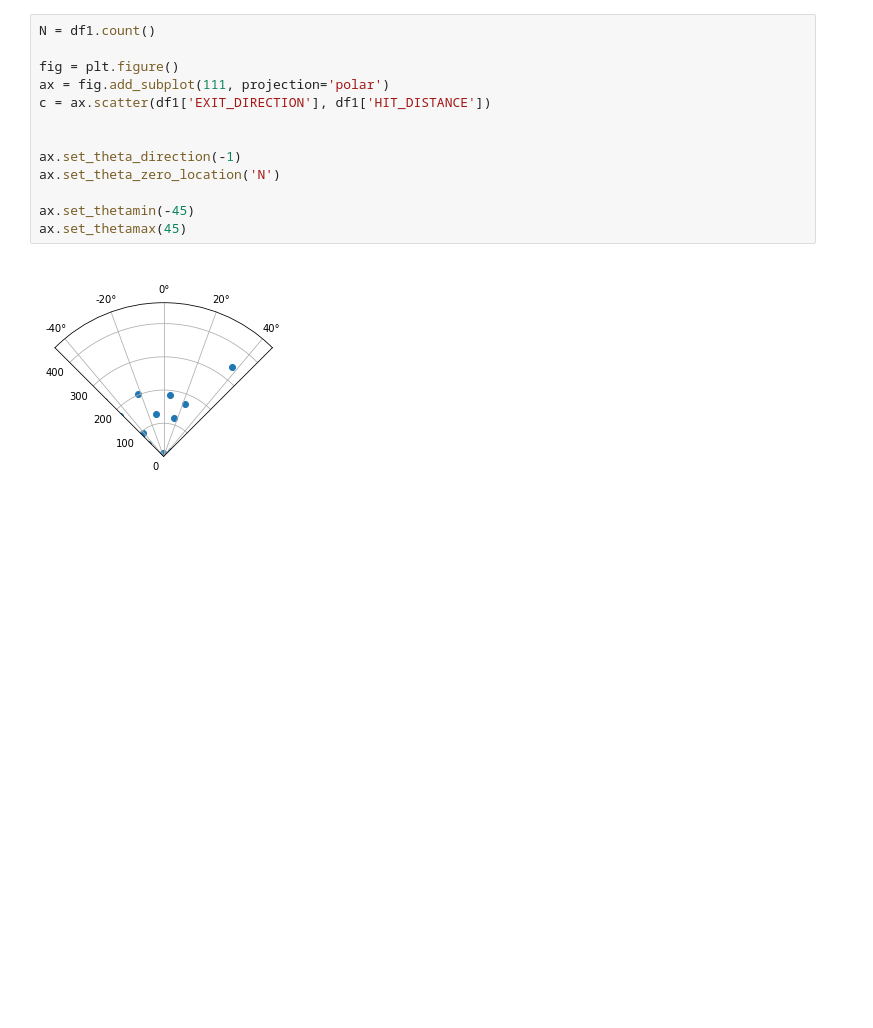
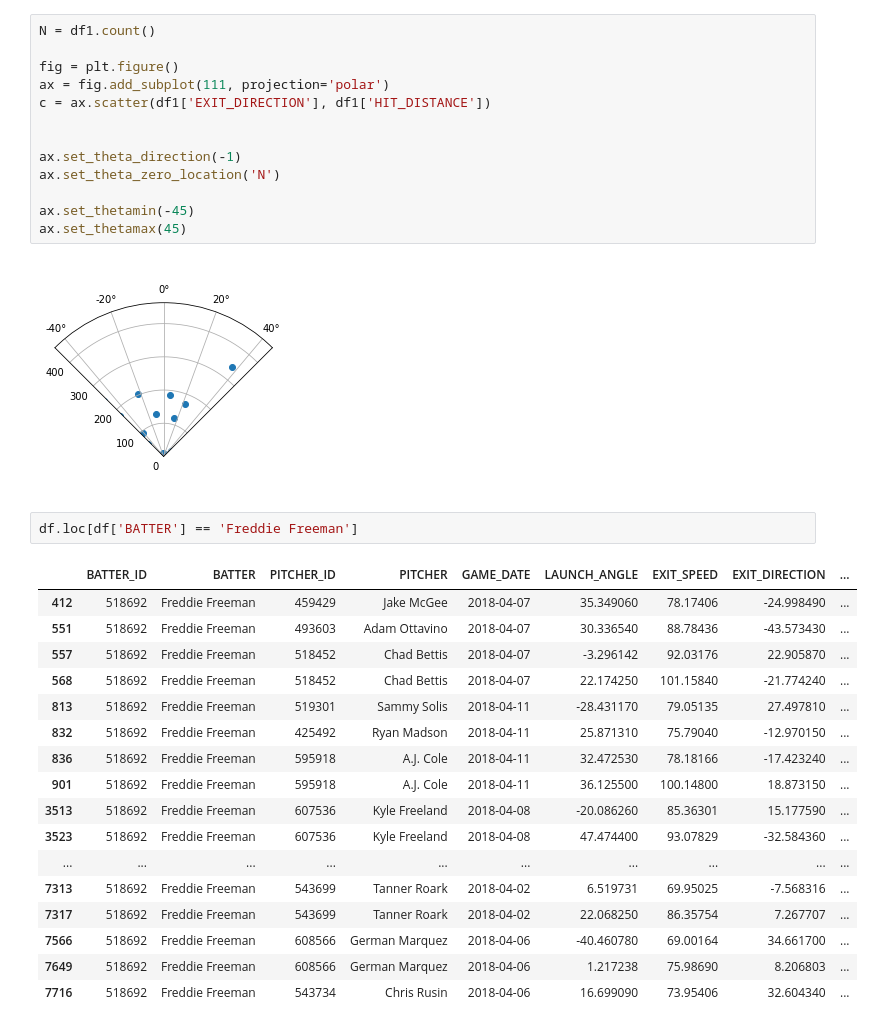
Before and after one commit to isaacrlee/batted-ball-data-visualizer, a Jupyter notebook: BattedBallData.ipynb, the cells around one changed output. Saved outputs shown, nothing was run; the diff lists cells and outputs as text; blank space fills up the shorter version.

```diff
--- a/BattedBallData.ipynb
+++ b/BattedBallData.ipynb
@@ -40,3 +140,23 @@ ax.set_thetamin(-45)
 ax.set_thetamax(45)
 # %% [output]
 [figure]
+# %%
+df.loc[df['BATTER'] == 'Freddie Freeman']
+# %% [output]
+|  | BATTER_ID | BATTER | PITCHER_ID | PITCHER | GAME_DATE | LAUNCH_ANGLE | EXIT_SPEED | EXIT_DIRECTION | ... |
+| 412 | 518692 | Freddie Freeman | 459429 | Jake McGee | 2018-04-07 | 35.349060 | 78.17406 | -24.998490 | ... |
+| 551 | 518692 | Freddie Freeman | 493603 | Adam Ottavino | 2018-04-07 | 30.336540 | 88.78436 | -43.573430 | ... |
+| 557 | 518692 | Freddie Freeman | 518452 | Chad Bettis | 2018-04-07 | -3.296142 | 92.03176 | 22.905870 | ... |
+| 568 | 518692 | Freddie Freeman | 518452 | Chad Bettis | 2018-04-07 | 22.174250 | 101.15840 | -21.774240 | ... |
+| 813 | 518692 | Freddie Freeman | 519301 | Sammy Solis | 2018-04-11 | -28.431170 | 79.05135 | 27.497810 | ... |
+| 832 | 518692 | Freddie Freeman | 425492 | Ryan Madson | 2018-04-11 | 25.871310 | 75.79040 | -12.970150 | ... |
+| 836 | 518692 | Freddie Freeman | 595918 | A.J. Cole | 2018-04-11 | 32.472530 | 78.18166 | -17.423240 | ... |
+| 901 | 518692 | Freddie Freeman | 595918 | A.J. Cole | 2018-04-11 | 36.125500 | 100.14800 | 18.873150 | ... |
+| 3513 | 518692 | Freddie Freeman | 607536 | Kyle Freeland | 2018-04-08 | -20.086260 | 85.36301 | 15.177590 | ... |
+| 3523 | 518692 | Freddie Freeman | 607536 | Kyle Freeland | 2018-04-08 | 47.474400 | 93.07829 | -32.584360 | ... |
+| ... | ... | ... | ... | ... | ... | ... | ... | ... | ... |
+| 7313 | 518692 | Freddie Freeman | 543699 | Tanner Roark | 2018-04-02 | 6.519731 | 69.95025 | -7.568316 | ... |
+| 7317 | 518692 | Freddie Freeman | 543699 | Tanner Roark | 2018-04-02 | 22.068250 | 86.35754 | 7.267707 | ... |
+| 7566 | 518692 | Freddie Freeman | 608566 | German Marquez | 2018-04-06 | -40.460780 | 69.00164 | 34.661700 | ... |
+| 7649 | 518692 | Freddie Freeman | 608566 | German Marquez | 2018-04-06 | 1.217238 | 75.98690 | 8.206803 | ... |
+| 7716 | 518692 | Freddie Freeman | 543734 | Chris Rusin | 2018-04-06 | 16.699090 | 73.95406 | 32.604340 | ... |
```
Also changed, not shown: parts of 6 cells of this notebook, 3 other files.
